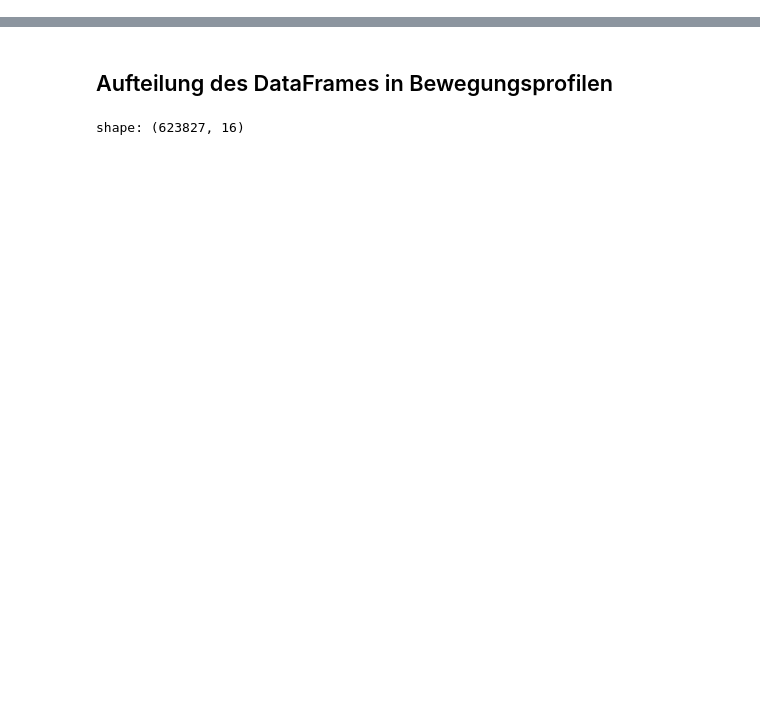
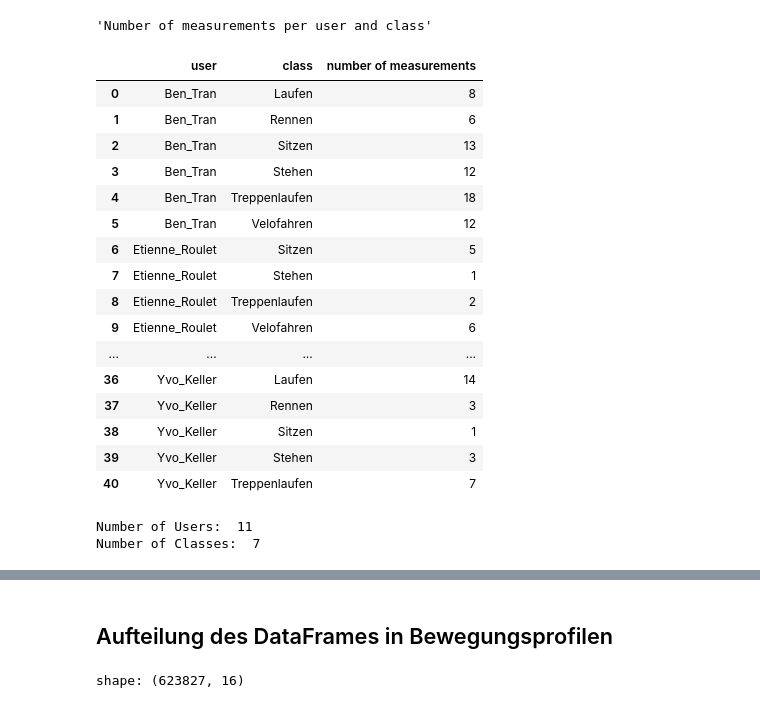
Before and after one commit to CDL1-Sensor/Sensor_Data-Wrangling-und-EDA, a Jupyter notebook: all-sensor-measurments-plots.ipynb, the cells around one changed output, grey strips where cells are left out. Drawn from its saved outputs; the diff is of its cells as text; code cells hidden in the pictures; blank space fills up the shorter version.

```diff
--- a/all-sensor-measurments-plots.ipynb
+++ b/all-sensor-measurments-plots.ipynb
@@ -71,0 +88,30 @@ shape: (1957948, 16)
+# %%
+# cast polars data_n_obs into pandas dataframe
+data_n_obs_pd = data_n_obs.to_pandas()
+
+# display data_n_obs_pd
+display("Number of measurements per user and class", data_n_obs_pd)
+
+# print the number of user and number of classes
+print("Number of Users: ", len(data_n_obs_pd["user"].unique()), "\nNumber of Classes: ", len(data_n_obs_pd["class"].unique()))
+# %% [output]
+'Number of measurements per user and class'
+|  | user | class | number of measurements |
+| 0 | Ben_Tran | Laufen | 8 |
+| 1 | Ben_Tran | Rennen | 6 |
+| 2 | Ben_Tran | Sitzen | 13 |
+| 3 | Ben_Tran | Stehen | 12 |
+| 4 | Ben_Tran | Treppenlaufen | 18 |
+| 5 | Ben_Tran | Velofahren | 12 |
+| 6 | Etienne_Roulet | Sitzen | 5 |
+| 7 | Etienne_Roulet | Stehen | 1 |
+| 8 | Etienne_Roulet | Treppenlaufen | 2 |
+| 9 | Etienne_Roulet | Velofahren | 6 |
+| ... | ... | ... | ... |
+| 36 | Yvo_Keller | Laufen | 14 |
+| 37 | Yvo_Keller | Rennen | 3 |
+| 38 | Yvo_Keller | Sitzen | 1 |
+| 39 | Yvo_Keller | Stehen | 3 |
+| 40 | Yvo_Keller | Treppenlaufen | 7 |
+Number of Users:  11
+Number of Classes:  7
```
Also changed, not shown: parts of 6 cells of this notebook.
